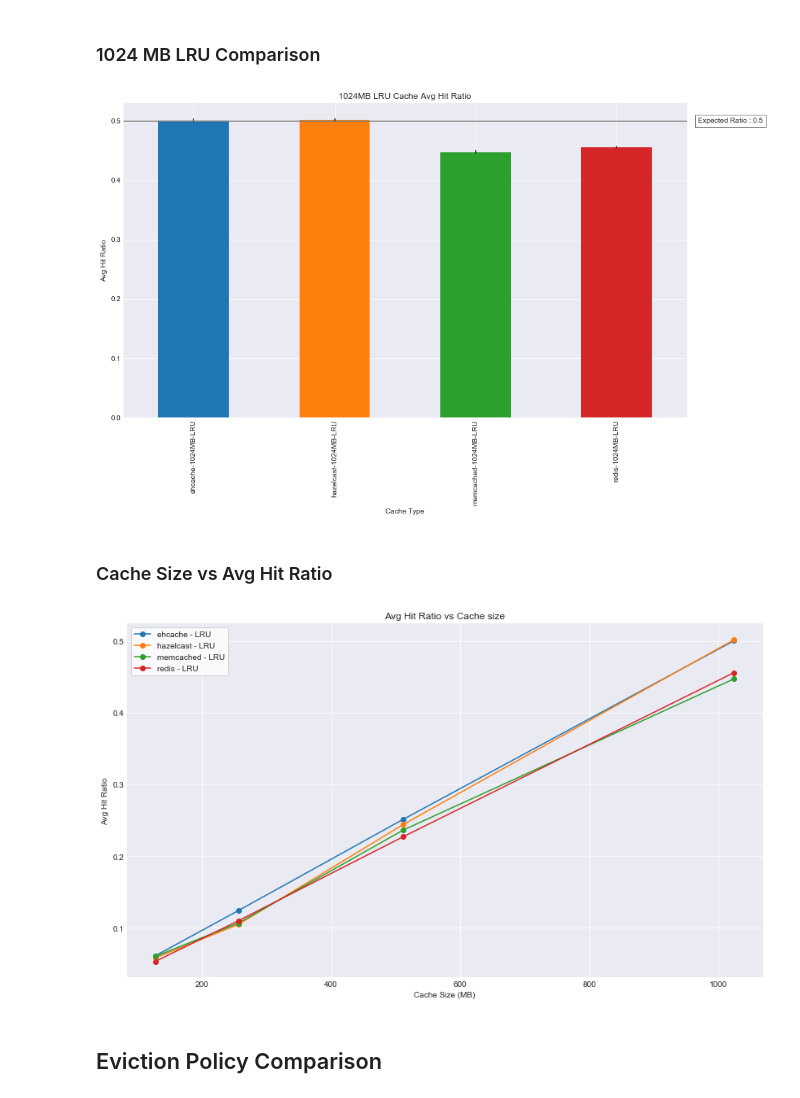
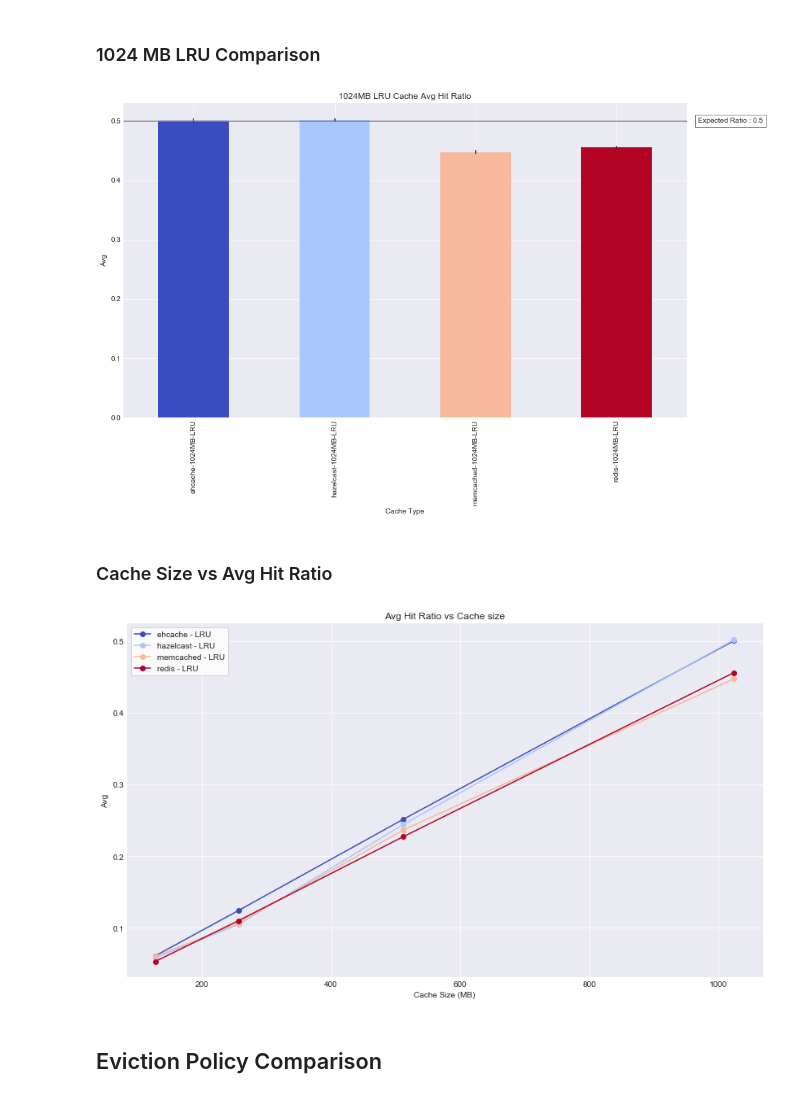
Before and after one commit to 1carew1/cachingrest_data_investigation, a Jupyter notebook: Cachingrest_Data_Investigation.ipynb, the cells around one changed output. Saved outputs shown, nothing was run; the diff lists cells and outputs as text; code cells hidden in the pictures.

```diff
--- a/Cachingrest_Data_Investigation.ipynb
+++ b/Cachingrest_Data_Investigation.ipynb
@@ -182,6 +203,7 @@ def crunch_the_data(cache_type, cache_size_mb, eviction_policy):
     hit_ratio_list = []
     cache_size_mb_end_list = []
     element_count_at_end_list = []
+    elapsed_time_ns_list = []
 
     for batch_id in batch_ids :
         cp_df = cache_performance_per_batch[batch_id]
@@ -205,6 +227,9 @@ def crunch_the_data(cache_type, cache_size_mb, eviction_policy):
         end_full_cache_size_mb = cache_size_mb_from_cache_content(cr_df)
         element_count_at_end = cr_df.shape[0]
 
+        # Elapsed Time Nano Seconds - time for all the testing (only sending of the data this excludes cache fill and checking what is in cache)
+        etns = cp_df.elapsed_time_inns.sum()
+
         # Add Aggregate Data to lists
         cache_size_mb_initial_list.append(initial_full_cache_size_mb)
         element_count_at_start_list.append(element_count_at_start)
@@ -214,12 +239,14 @@ def crunch_the_data(cache_type, cache_size_mb, eviction_policy):
         hit_ratio_list.append(cache_performance_metric.hit_ratio)
         cache_size_mb_end_list.append(end_full_cache_size_mb)
         element_count_at_end_list.append(element_count_at_end)
+        elapsed_time_ns_list.append(etns)
 
     # Gen Aggregate Data DF
     agg_data = {"batch_id": batch_ids,
                 "cache_size_mb_start" : cache_size_mb_initial_list,
                 "element_count_start" : element_count_at_start_list,
                 "element_count_sent" : element_count_testing_list,
+                "elapsed_time_ns": elapsed_time_ns_list,
                 "hits" : number_of_hits_list,
                 "misses" : number_of_misses_list,
                 "hit_ratio" : hit_ratio_list,
@@ -248,6 +275,7 @@ def crunch_the_data(cache_type, cache_size_mb, eviction_policy):
 
     write_df_to_latex_table(agg_df[["batch_id",
                                     "element_count_sent",
+                                    "elapsed_time_ns",
                                     "hits",
                                     "misses",
                                     "hit_ratio"]], agg_file_name + "_ratio.tex", table_caption + " Hit Ratio")
@@ -309,24 +343,27 @@ def plot_avg_hit_ratio(graph_title, order_descending, *cache_analyse_data):
 # %% [markdown]
 #### Plot Cache Size vs Hit Ratio For Multiple Caches
 # %%
-def plot_cache_size_vs_avg_hit_ratio_multiple(*cache_analyse_data_list):
+def plot_cache_size_vs_avg_line(title, field, *cache_analyse_data_list):
     if(len(cache_analyse_data_list) <= 0):
         print("Can't plot what I don't have")
         return
 
     legend=[]
-    file_name = "line_plot"
+    file_name = title.replace(" ", "_")
     fig, ax = plt.subplots()
-    for cache_analyse_data in cache_analyse_data_list:
+
+    my_colors = obtain_colours_for_length(len(cache_analyse_data_list))
+
+    for the_index, cache_analyse_data in enumerate(cache_analyse_data_list):
         cache_list = []
         eviction_policy_list = []
         cache_size_list = []
-        avg_hit_ratio_list = []
+        avg_list = []
         # Going to assume that all batch ids of main data analyse point to same cache type and size
         # Also going to assume that all analyse data fed into this method belong to same cache type and eviction policy
         for main_cache_analyse_data in  cache_analyse_data:
             batch_info = obtain_batch_info(main_cache_analyse_data["batch_ids"][0])
-            avg_hit_ratio = main_cache_analyse_data["agg_df"].hit_ratio.mean()
+            avg = main_cache_analyse_data["agg_df"][field].mean()
             cache_type = batch_info.cache_type.tolist()[0]
             cache_size = batch_info.cache_size_mb.tolist()[0]
             eviction_policy = batch_info.eviction_policy.tolist()[0]
@@ -334,23 +371,27 @@ def plot_cache_size_vs_avg_hit_ratio_multiple(*cache_analyse_data_list):
             cache_list.append(cache_type)
             eviction_policy_list.append(eviction_policy)
             cache_size_list.append(int(cache_size))
-            avg_hit_ratio_list.append(avg_hit_ratio)
+            avg_list.append(avg)
 
         if(len(set(cache_list)) != 1) or (len(set(eviction_policy_list)) != 1):
             print("The cache type and eviction policy must be constant to use this function only cache size may change")
             return
 
         file_name = file_name + "_" + cache_list[0] + "_" + eviction_policy_list[0]
-        d = {"cache_size": cache_size_list, "avg_hit_ratio" : avg_hit_ratio_list}
+        d = {"cache_size": cache_size_list, "avg" : avg_list}
         df = pd.DataFrame(data=d)
         df = df.sort_values(by=["cache_size"], ascending=True)
 
-        plt.plot(df["cache_size"], df["avg_hit_ratio"], "-o")
+        plt.plot(df["cache_size"], df["avg"], "-o", color=my_colors[the_index])
         legend.append(cache_list[0] + " - " + eviction_policy_list[0])
 
     plt.xlabel('Cache Size (MB)')
-    plt.ylabel('Avg Hit Ratio')
-    plt.title("Avg Hit Ratio vs Cache size")
+
+    y_label = 'Avg'
+    y_label = obtain_label(y_label, field)
+
+    plt.ylabel(y_label)
+    plt.title(title)
     lg = plt.legend(legend, frameon=True)
     lg.get_frame().set_facecolor('white')
     plt.show()
@@ -690,7 +745,8 @@ plot_avg_hit_ratio("512MB LRU Cache Avg Hit Ratio",
 # %% [markdown]
 ### 1024 MB LRU Comparison
 # %%
-plot_avg_hit_ratio("1024MB LRU Cache Avg Hit Ratio",
+plot_avg("1024MB LRU Cache Avg Hit Ratio",
+                   "hit_ratio",
                     False,
                     ehcache_lru_1024_data,
                     hazelcast_lru_1024_data,
@@ -698,33 +754,38 @@ plot_avg_hit_ratio("1024MB LRU Cache Avg Hit Ratio",
                     redis_lru_1024_data
                   )
 # %% [output]
-[figure, old version]
+[figure, new version]
 # %% [markdown]
 ### Cache Size vs Avg Hit Ratio
 # %%
 ehcache_list = [ehcache_lru_1024_data,
                    ehcache_lru_512_data,
                    ehcache_lru_256_data,
                    ehcache_lru_128_data
                ]
 hazelcast_list = [hazelcast_lru_1024_data,
                    hazelcast_lru_512_data,
                    hazelcast_lru_256_data,
                    hazelcast_lru_128_data
                  ]
 memcached_list = [memcached_lru_1024_data,
                    memcached_lru_512_data,
                    memcached_lru_256_data,
                    memcached_lru_128_data
                  ]
 redis_list = [redis_lru_1024_data,
               redis_lru_512_data,
               redis_lru_256_data,
               redis_lru_128_data
              ]
-plot_cache_size_vs_avg_hit_ratio_multiple(ehcache_list, hazelcast_list, memcached_list, redis_list)
+plot_cache_size_vs_avg_line("Avg Hit Ratio vs Cache size",
+                                          "hit_ratio",
+                                          ehcache_list,
+                                          hazelcast_list,
+                                          memcached_list,
+                                          redis_list)
 # %% [output]
-[figure, old version]
+[figure, new version]
 # %% [markdown]
 ## Eviction Policy Comparison<a class="anchor" id="eviction_policy_comparison"></a>
 # %% [markdown]
```
Also changed, not shown: parts of 31 cells of this notebook.
